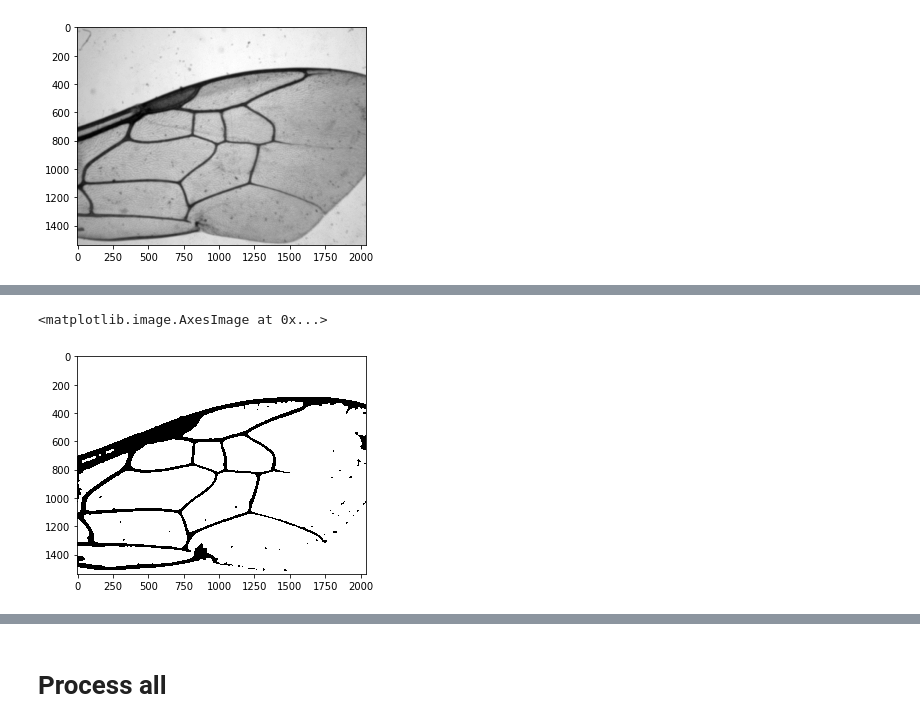
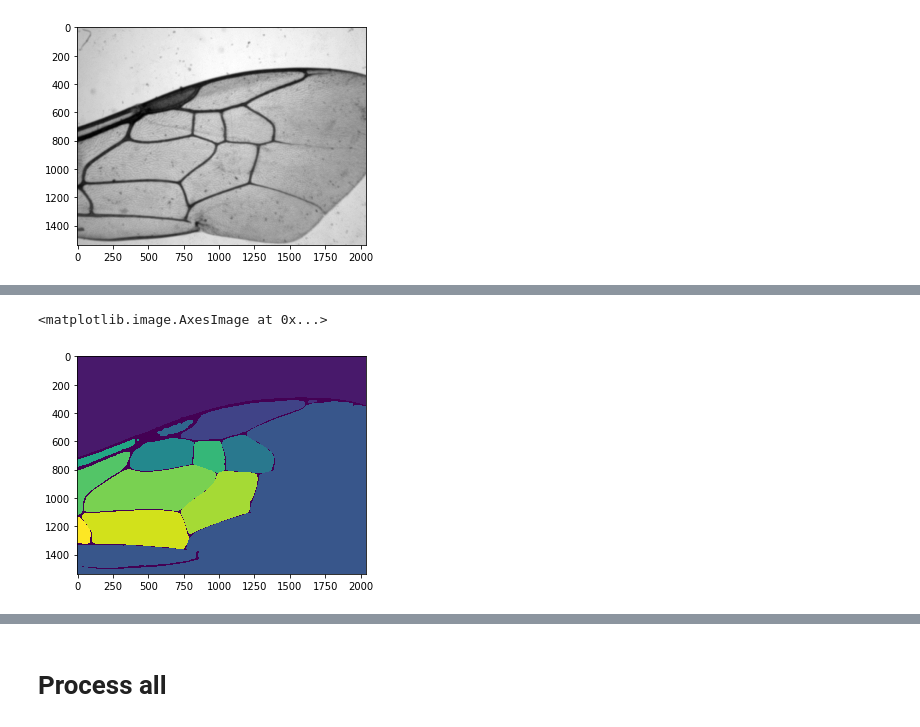
Before and after one commit to DaniGodin/BeeDetect, a Jupyter notebook: src/Hugo_tests.ipynb, the cells around one changed output, grey strips where cells are left out. Saved outputs shown, nothing was run; the diff lists cells and outputs as text; code cells hidden in the pictures.

```diff
--- a/src/Hugo_tests.ipynb
+++ b/src/Hugo_tests.ipynb
@@ -7,2 +30,5 @@ import glob
 # %%
-train_imgs = np.array([np.array(imageio.imread(filename)) for filename in glob.glob('../TRAIN/*.jpg')])
+train_imgs = np.array([np.array(imageio.imread(filename)) for filename in glob.glob('data/TRAIN/*.jpg')])
+# Load one image and CSV from TEST
+test_img = imageio.imread('data/TEST/01_inf.jpg')
+test_points = np.genfromtxt('data/TEST/01_inf.csv', delimiter=',')
@@ -54,5 +61,6 @@ def otsu(arr):
 # %%
-threshold_val = otsu(img)
+window_size = 159
+threshold_val = threshold_sauvola(img, window_size=window_size)
 bin_img = (img > threshold_val).astype(np.uint8)
 plt.imshow(bin_img, cmap = 'gray')
 # %% [output]
@@ -60,0 +71,5 @@ plt.imshow(bin_img, cmap = 'gray')
+# %%
+import skimage.morphology
+
+all_labels = skimage.measure.label(1 - skimage.morphology.remove_small_objects((1 - bin_img).astype(bool),min_size=5000))
+plt.imshow(all_labels)
@@ -61,7 +79,7 @@ plt.imshow(bin_img, cmap = 'gray')
 # %%
-kernel = np.ones((5, 5), np.uint8)
-opening = cv2.morphologyEx(bin_img,cv2.MORPH_OPEN,kernel, iterations = 3)
-plt.imshow(opening, cmap='gray')
+kernel = np.ones((5,5), np.uint8)
+img_dilate = cv2.dilate(all_labels.astype(np.uint8), kernel, iterations=3)
+plt.imshow(img_dilate)
 # %% [output]
 <matplotlib.image.AxesImage at 0x...>
-[figure, old version]
+[figure, new version]
```
Also changed, not shown: parts of 16 cells of this notebook.
